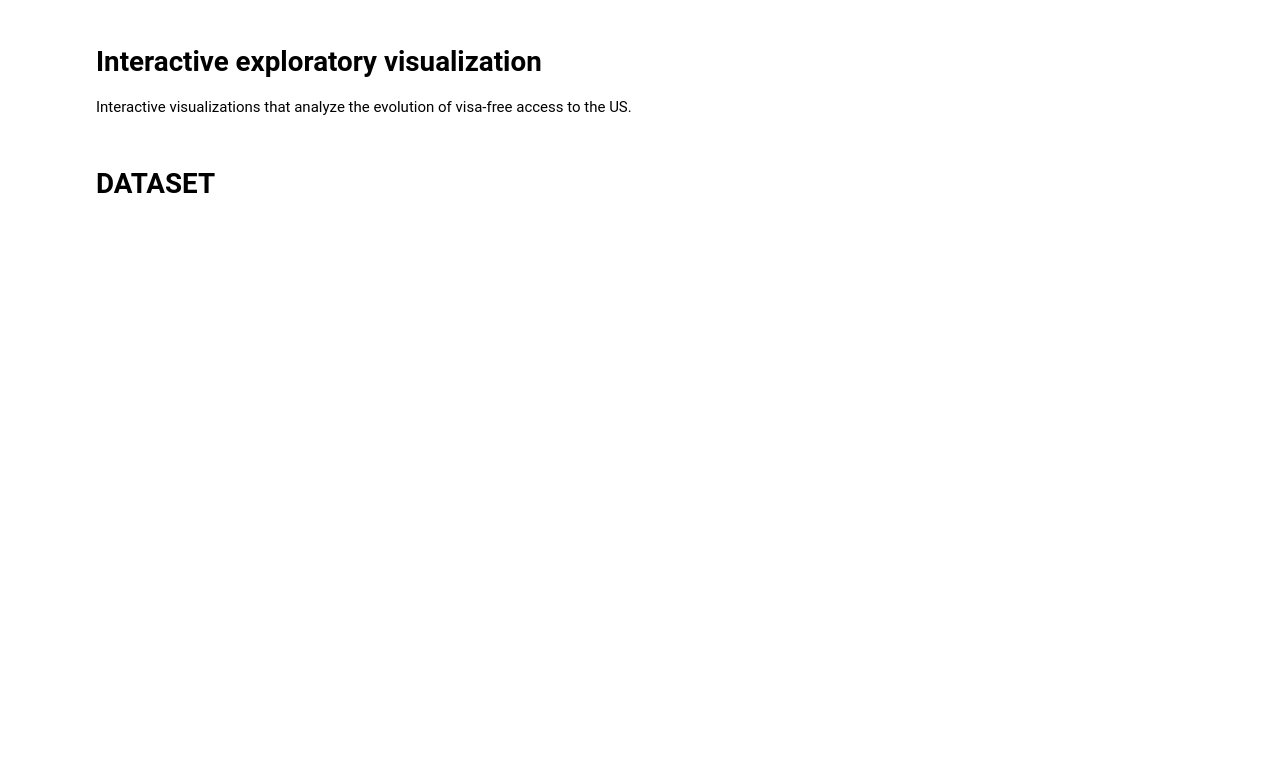
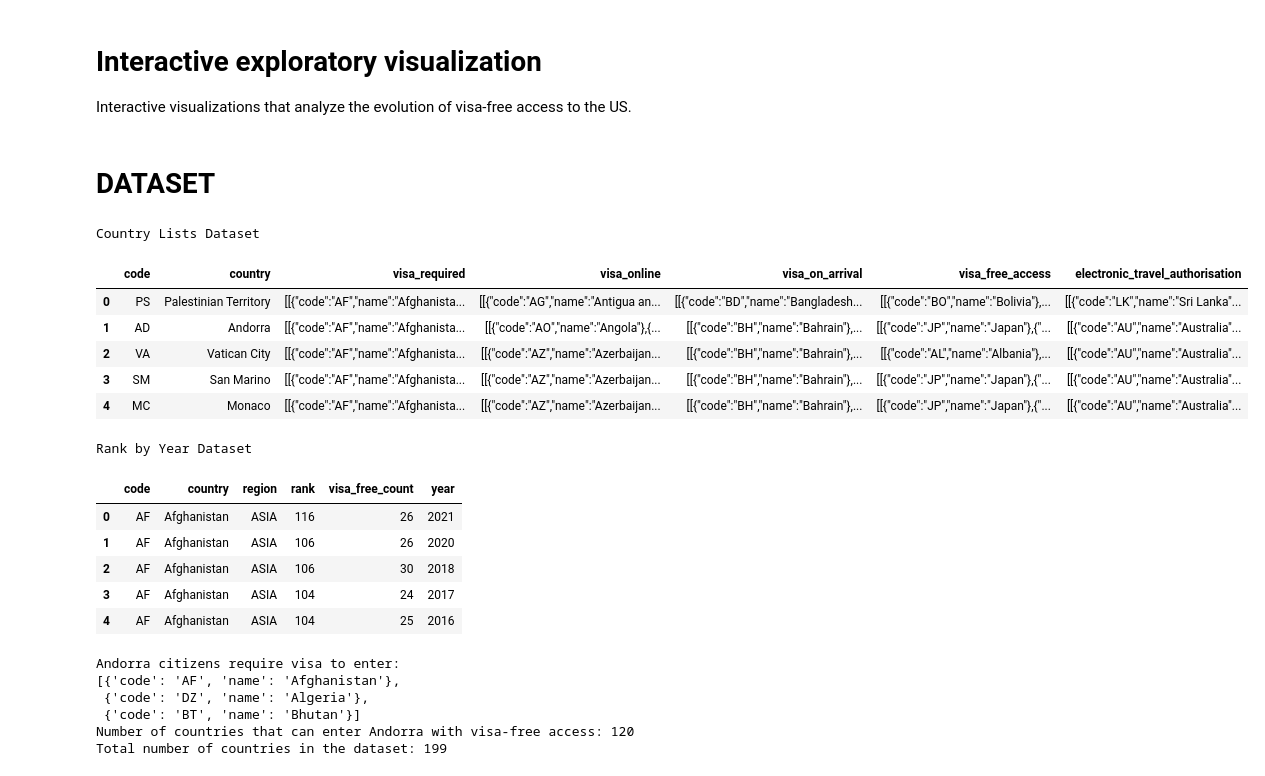
Before and after one commit to carlesmatoses/SV, a Jupyter notebook: proj1/report.ipynb, the cells around one changed output. Cells and saved outputs as stored; diff of their text form; code cells hidden in the pictures; blank space fills up the shorter version.

```diff
--- a/proj1/report.ipynb
+++ b/proj1/report.ipynb
@@ -5,8 +5,51 @@ evolution of visa-free access to the US.
 # %% [markdown]
 # DATASET
 # %%
+import pprint
 import pydytuesday
 import pandas
+from IPython.display import display
+import json
+import altair as alt
 
 country_lists = pandas.read_csv('https://raw.githubusercontent.com/rfordatascience/tidytuesday/main/data/2025/2025-09-09/country_lists.csv')
 rank_by_year = pandas.read_csv('https://raw.githubusercontent.com/rfordatascience/tidytuesday/main/data/2025/2025-09-09/rank_by_year.csv')
+
+print("Country Lists Dataset")
+display(country_lists.head())
+
+print("Rank by Year Dataset")
+display(rank_by_year.head())
+
+andorra_visa_required = country_lists.loc[country_lists['country'] == 'Andorra', 'visa_required'].values[0]
+andorra_visa_required_json = json.loads(andorra_visa_required)
+print("Andorra citizens require visa to enter:")
+# Print only the first 3 countries for brevity
+pprint.pprint(andorra_visa_required_json[0][:3])
+andorra_visa_free_access = country_lists.loc[country_lists['country'] == 'Andorra', 'visa_free_access'].values[0]
+andorra_visa_free_access_json = json.loads(andorra_visa_free_access)
+visa_free_access_count = len(andorra_visa_free_access_json[0])
+print(f"Number of countries that can enter Andorra with visa-free access: {visa_free_access_count}")
+
+print(f"Total number of countries in the dataset: {country_lists.shape[0]}")
+# %% [output]
+Country Lists Dataset
+|  | code | country | visa_required | visa_online | visa_on_arrival | visa_free_access | electronic_travel_authorisation |
+| 0 | PS | Palestinian Territory | [[{"code":"AF","name":"Afghanista... | [[{"code":"AG","name":"Antigua an... | [[{"code":"BD","name":"Bangladesh... | [[{"code":"BO","name":"Bolivia"},... | [[{"code":"LK","name":"Sri Lanka"... |
+| 1 | AD | Andorra | [[{"code":"AF","name":"Afghanista... | [[{"code":"AO","name":"Angola"},{... | [[{"code":"BH","name":"Bahrain"},... | [[{"code":"JP","name":"Japan"},{"... | [[{"code":"AU","name":"Australia"... |
+| 2 | VA | Vatican City | [[{"code":"AF","name":"Afghanista... | [[{"code":"AZ","name":"Azerbaijan... | [[{"code":"BH","name":"Bahrain"},... | [[{"code":"AL","name":"Albania"},... | [[{"code":"AU","name":"Australia"... |
+| 3 | SM | San Marino | [[{"code":"AF","name":"Afghanista... | [[{"code":"AZ","name":"Azerbaijan... | [[{"code":"BH","name":"Bahrain"},... | [[{"code":"JP","name":"Japan"},{"... | [[{"code":"AU","name":"Australia"... |
+| 4 | MC | Monaco | [[{"code":"AF","name":"Afghanista... | [[{"code":"AZ","name":"Azerbaijan... | [[{"code":"BH","name":"Bahrain"},... | [[{"code":"JP","name":"Japan"},{"... | [[{"code":"AU","name":"Australia"... |
+Rank by Year Dataset
+|  | code | country | region | rank | visa_free_count | year |
+| 0 | AF | Afghanistan | ASIA | 116 | 26 | 2021 |
+| 1 | AF | Afghanistan | ASIA | 106 | 26 | 2020 |
+| 2 | AF | Afghanistan | ASIA | 106 | 30 | 2018 |
+| 3 | AF | Afghanistan | ASIA | 104 | 24 | 2017 |
+| 4 | AF | Afghanistan | ASIA | 104 | 25 | 2016 |
+Andorra citizens require visa to enter:
+[{'code': 'AF', 'name': 'Afghanistan'},
+ {'code': 'DZ', 'name': 'Algeria'},
+ {'code': 'BT', 'name': 'Bhutan'}]
+Number of countries that can enter Andorra with visa-free access: 120
+Total number of countries in the dataset: 199
```
Also changed, not shown: parts of 25 cells of this notebook, 4 other files.
